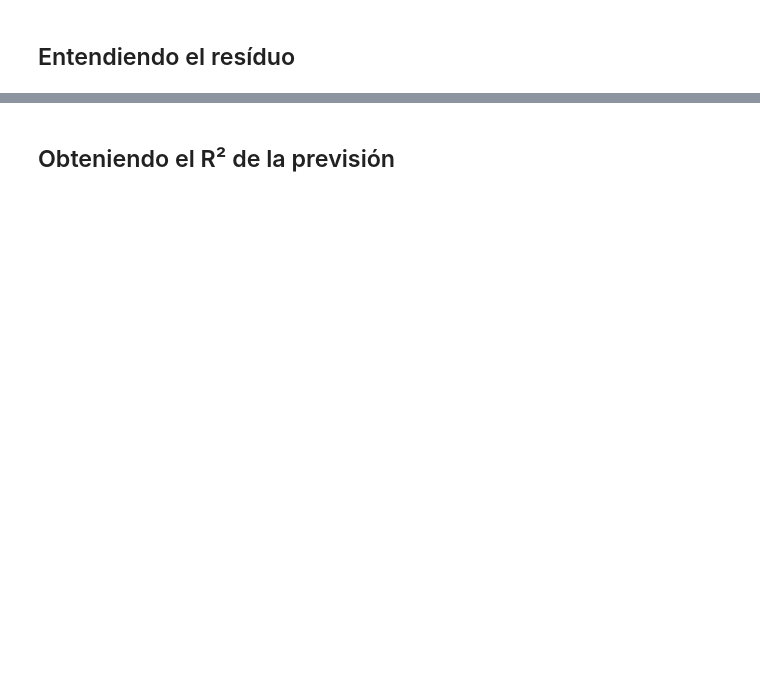
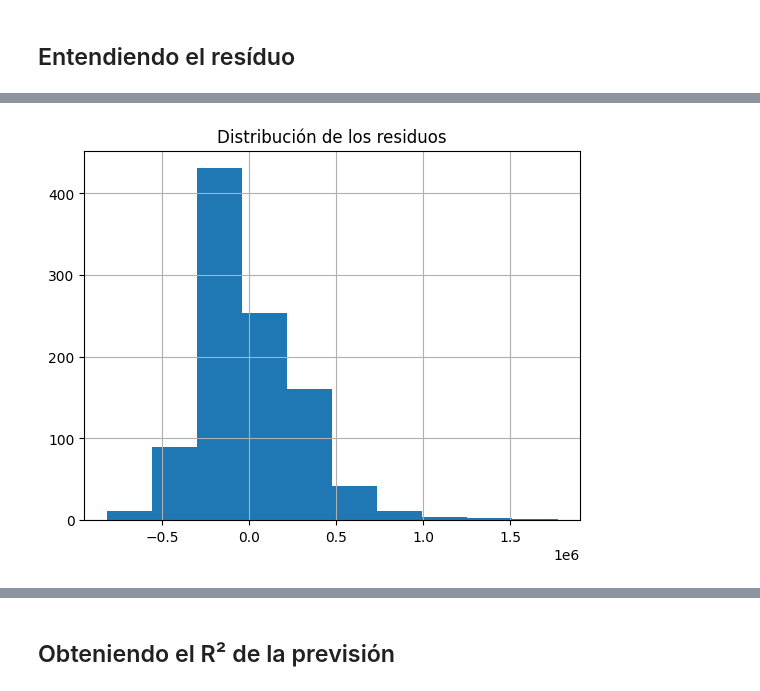
Before and after one commit to Ivan8Garcia/data-science, a Jupyter notebook: Precios_de_inmuebles_regresion_lineal.ipynb, the cells around one changed output, grey strips where cells are left out. Drawn from its saved outputs; the diff is of its cells as text; code cells hidden in the pictures; blank space fills up the shorter version.

```diff
--- a/Precios_de_inmuebles_regresion_lineal.ipynb
+++ b/Precios_de_inmuebles_regresion_lineal.ipynb
@@ -241,3 +283,10 @@ En este caso, recurrimos a la métrica R², el coeficiente de determinación. El
+# %%
+# Cómo están distribuidos
+modelo_0.resid.hist()
+plt.title("Distribución de los residuos")
+plt.show()
+# %% [output]
+[figure, added]
 # %% [markdown]
 <img src="https://i.ibb.co/zGTB35V/residuos.png" alt="residuos" border="0">
 # %% [markdown]
```
Also changed, not shown: parts of 11 cells of this notebook.
